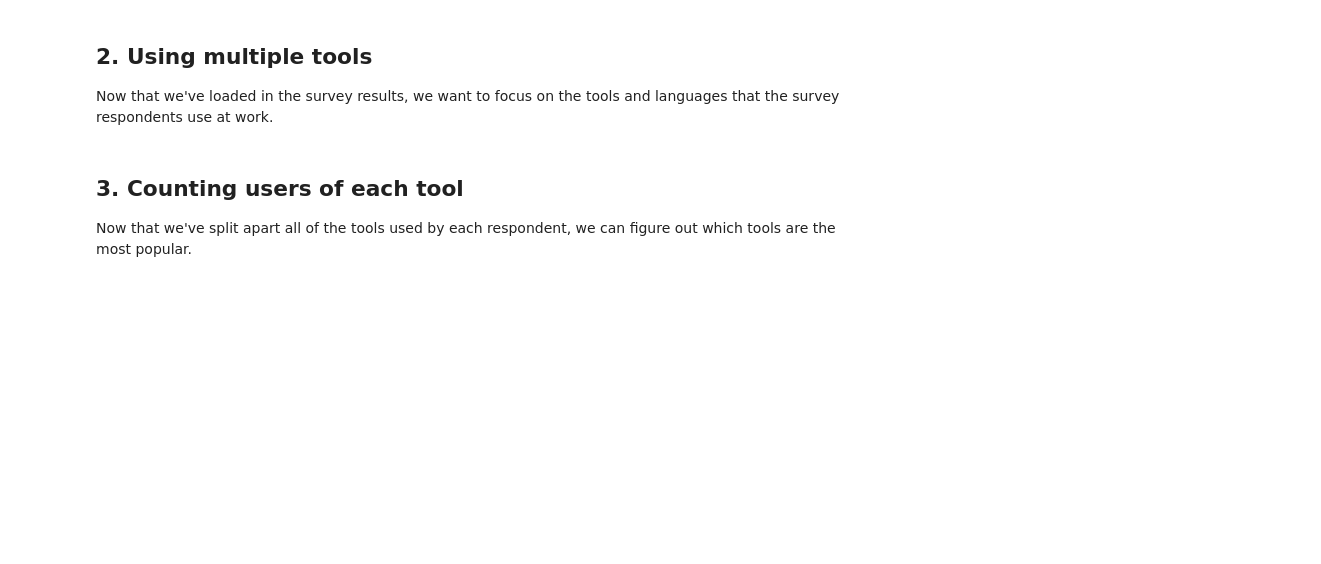
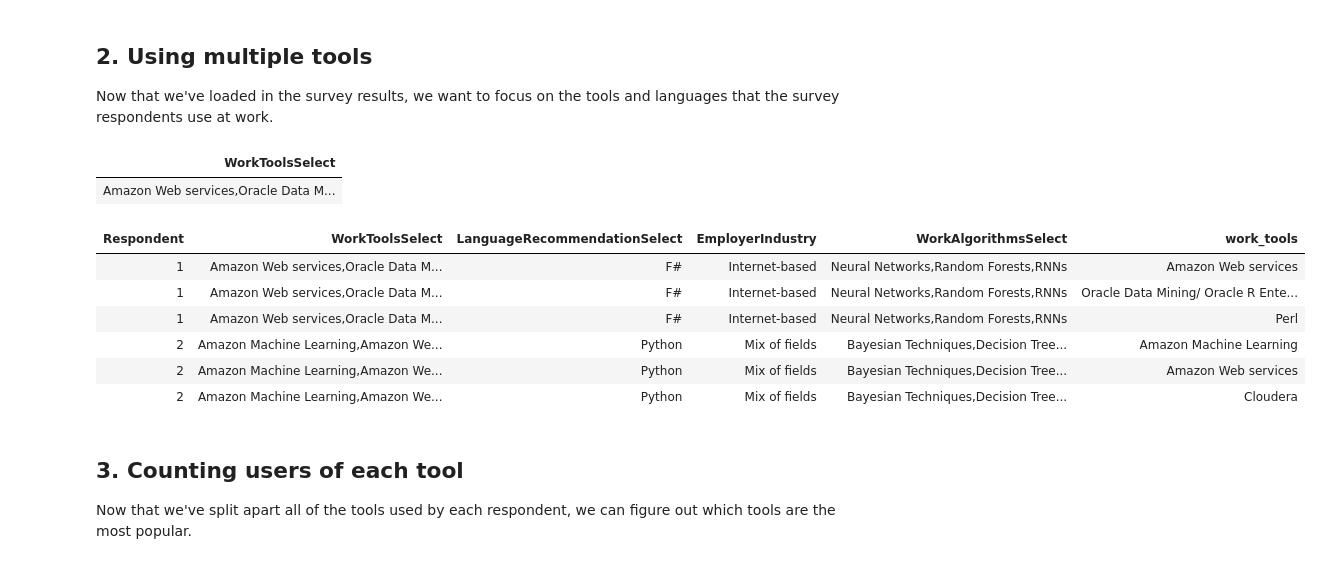
Before and after one commit to skhiearth/DataCamp-Exploring-the-Kaggle-Data-Science-Survey, a Jupyter notebook: notebook.ipynb, the cells around one changed output. Drawn from its saved outputs; the diff is of its cells as text; code cells hidden in the pictures; blank space fills up the shorter version.

```diff
--- a/notebook.ipynb
+++ b/notebook.ipynb
@@ -16,18 +39,28 @@ responses <- ....
 <p>Now that we've loaded in the survey results, we want to focus on the tools and languages that the survey respondents use at work.</p>
 # %%
 # Print the first respondent's tools and languages
-# .... YOUR CODE FOR TASK 2 ....
+responses[1, "WorkToolsSelect"]
 
 # Create a new data frame called tools
-tools <- ....
+tools <- responses
 
-# Add a new column, and unnest the new column
+# # Add a new column, and unnest the new column
 tools <- tools  %>%
-    mutate(work_tools = ....)  %>%
-    # .... YOUR CODE FOR TASK 2 ....
+    mutate(work_tools = strsplit(tools$WorkToolsSelect, ","))  %>% unnest(.sep = NULL)
 
-# View the first 6 rows of tools
-# .... YOUR CODE FOR TASK 2 ....
+
+# # View the first 6 rows of tools
+head(tools)
+# %% [output]
+| WorkToolsSelect |
+| Amazon Web services,Oracle Data M... |
+| Respondent | WorkToolsSelect | LanguageRecommendationSelect | EmployerIndustry | WorkAlgorithmsSelect | work_tools |
+| 1 | Amazon Web services,Oracle Data M... | F# | Internet-based | Neural Networks,Random Forests,RNNs | Amazon Web services |
+| 1 | Amazon Web services,Oracle Data M... | F# | Internet-based | Neural Networks,Random Forests,RNNs | Oracle Data Mining/ Oracle R Ente... |
+| 1 | Amazon Web services,Oracle Data M... | F# | Internet-based | Neural Networks,Random Forests,RNNs | Perl |
+| 2 | Amazon Machine Learning,Amazon We... | Python | Mix of fields | Bayesian Techniques,Decision Tree... | Amazon Machine Learning |
+| 2 | Amazon Machine Learning,Amazon We... | Python | Mix of fields | Bayesian Techniques,Decision Tree... | Amazon Web services |
+| 2 | Amazon Machine Learning,Amazon We... | Python | Mix of fields | Bayesian Techniques,Decision Tree... | Cloudera |
 # %% [markdown]
 ## 3. Counting users of each tool
 <p>Now that we've split apart all of the tools used by each respondent, we can figure out which tools are the most popular.</p>
```
Also changed, not shown: parts of 4 cells of this notebook.
